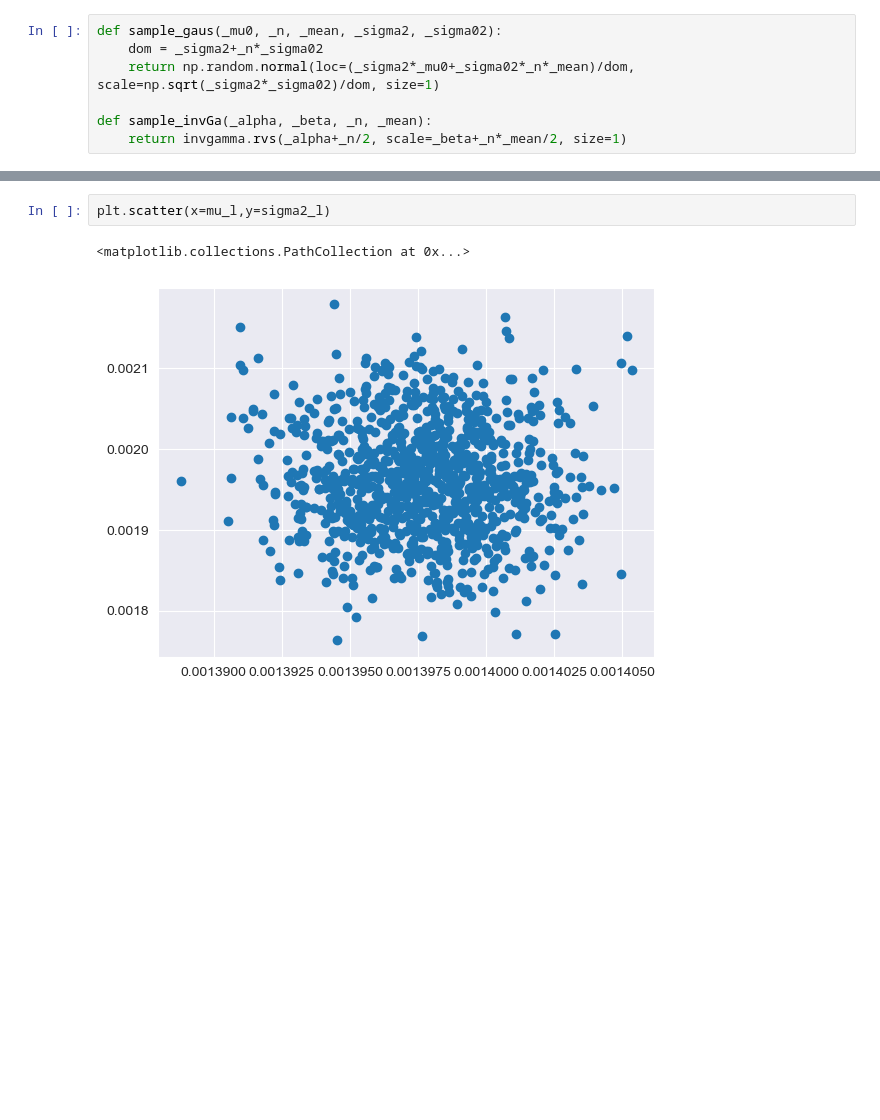
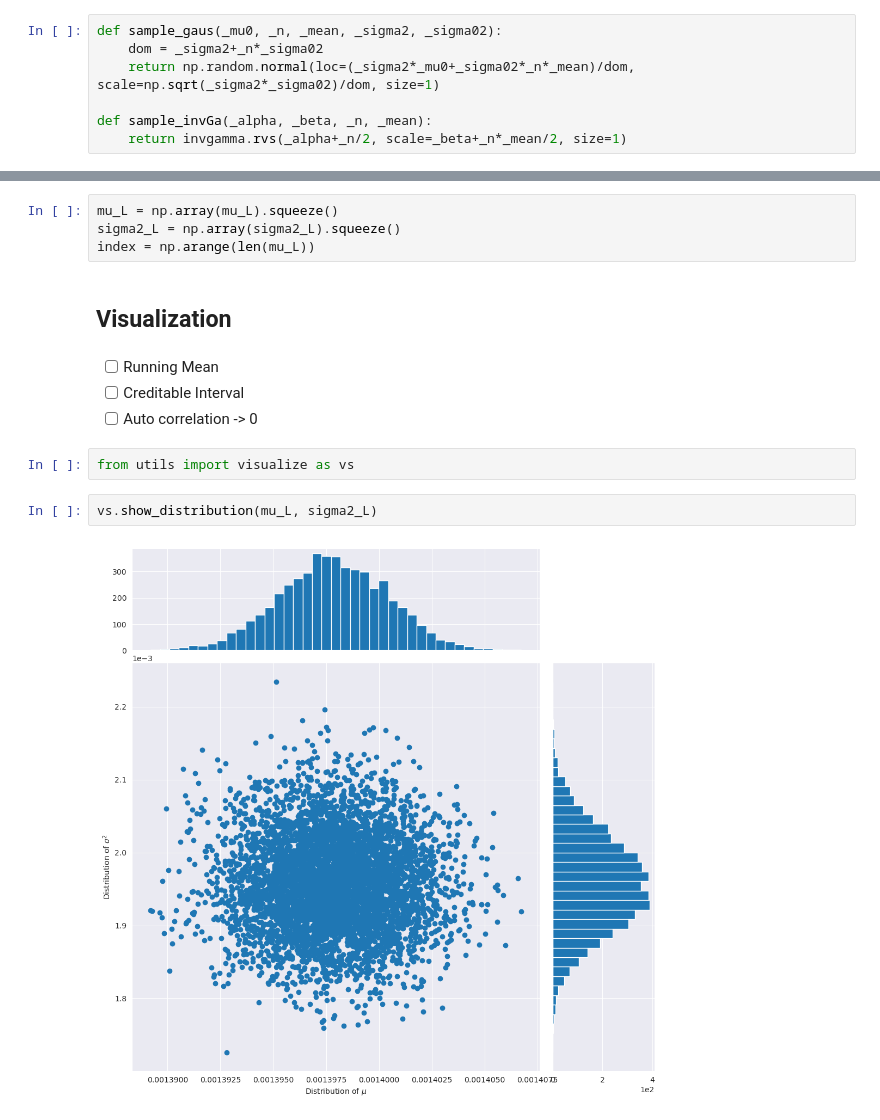
Before and after one commit to XDzzzzzZyq/Gibbs-Sampler, a Jupyter notebook: Gibbs Sampling.ipynb, the cells around one changed output, grey strips where cells are left out. Saved outputs shown, nothing was run; the diff lists cells and outputs as text; blank space fills up the shorter version.

```diff
--- a/Gibbs Sampling.ipynb
+++ b/Gibbs Sampling.ipynb
@@ -168,5 +168,16 @@ for i in range(samples):
-# %%
-plt.scatter(x=mu_l,y=sigma2_l)
-# %% [output]
-<matplotlib.collections.PathCollection at 0x...>
-[figure, removed]
+# %%
+mu_L = np.array(mu_L).squeeze()
+sigma2_L = np.array(sigma2_L).squeeze()
+index = np.arange(len(mu_L))
+# %% [markdown]
+## Visualization
+# %% [markdown]
+- [ ] Running Mean
+- [ ] Creditable Interval
+- [ ] Auto correlation -> 0
+# %%
+from utils import visualize as vs
+# %%
+vs.show_distribution(mu_L, sigma2_L)
+# %% [output]
+[figure, added]
```
Also changed, not shown: parts of 16 cells of this notebook, 1 other file.
